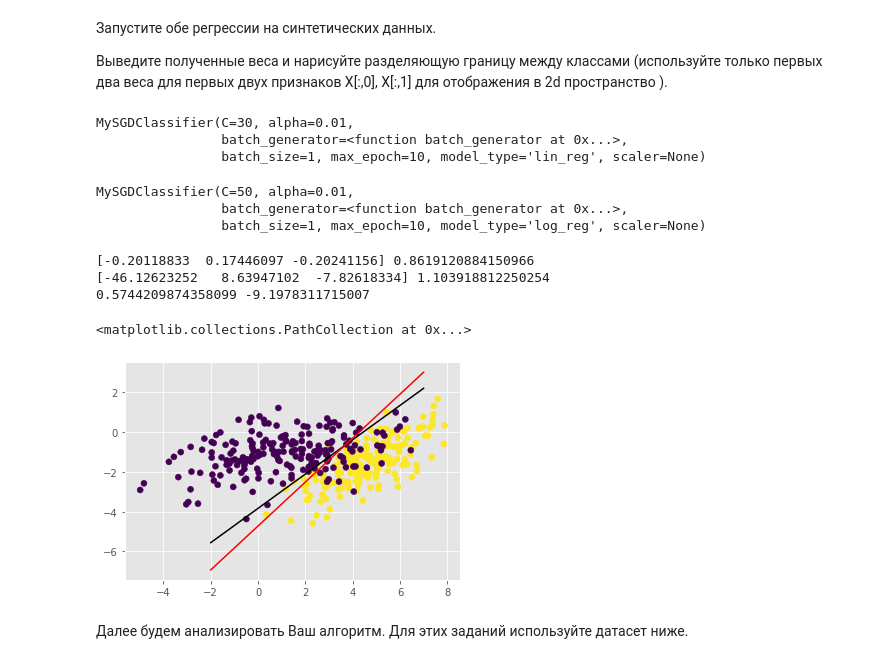
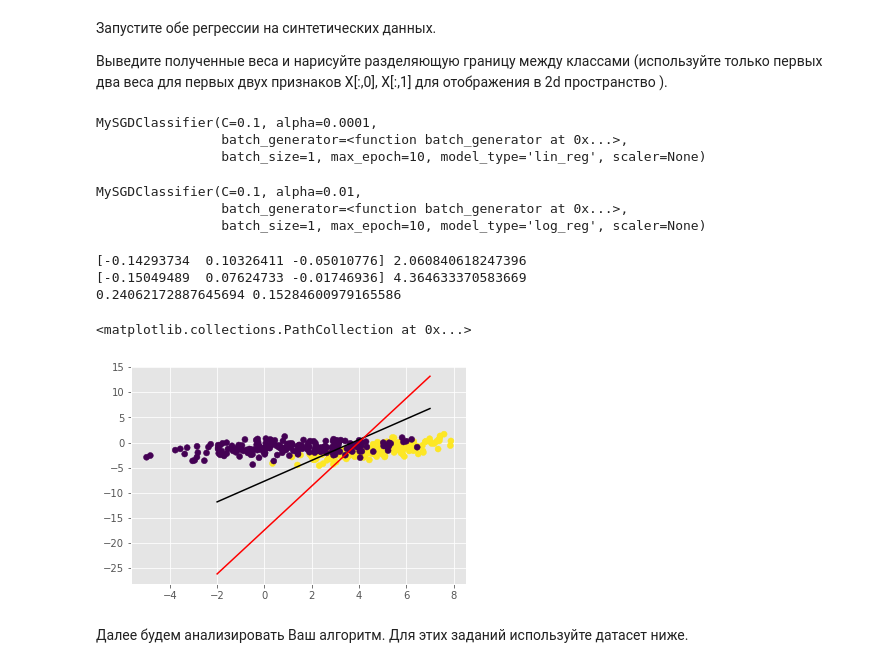
Before and after one commit to bulatral42/msu_ml_autumn_2020, a Jupyter notebook: valiahmetov_hw2.ipynb, the cells around one changed output. Cells and saved outputs as stored; diff of their text form; code cells hidden in the pictures.

```diff
--- a/valiahmetov_hw2.ipynb
+++ b/valiahmetov_hw2.ipynb
@@ -466,7 +473,7 @@ class MySGDClassifier(BaseEstimator, ClassifierMixin):
         """
 
         w_0 = self.weights[0]
-        self.weights -= self.alpha * (new_grad - 2 / self.C * self.weights)
+        self.weights -= self.alpha / self.C * (self.C * new_grad + 2 * self.weights)
         self.weights[0] += 2 * self.alpha / self.C * w_0
 
     def fit(self, X, y):
@@ -557,37 +564,37 @@ y = np.r_[np.ones(200), np.zeros(200)]
 # %%
 # %%pycodestyle
 
-my_clf_lin = MySGDClassifier(batch_generator, alpha=0.01, max_epoch=10,
-                             C=30, model_type='lin_reg', batch_size=1, scaler=None)
+my_clf_lin = MySGDClassifier(batch_generator, alpha=0.0001, max_epoch=10,
+                             C=0.1, model_type='lin_reg', batch_size=1, scaler=None)
 my_clf_lin.fit(X, y)
 # %% [output]
-MySGDClassifier(C=30, alpha=0.01,
+MySGDClassifier(C=0.1, alpha=0.0001,
                 batch_generator=<function batch_generator at 0x...>,
                 batch_size=1, max_epoch=10, model_type='lin_reg', scaler=None)
 # %%
 my_clf_log = MySGDClassifier(batch_generator, alpha=0.01, max_epoch=10,
-                             C=50, model_type='log_reg', batch_size=1, scaler=None)
+                             C=0.1, model_type='log_reg', batch_size=1, scaler=None)
 my_clf_log.fit(X, y)
 # %% [output]
-MySGDClassifier(C=50, alpha=0.01,
+MySGDClassifier(C=0.1, alpha=0.01,
                 batch_generator=<function batch_generator at 0x...>,
                 batch_size=1, max_epoch=10, model_type='log_reg', scaler=None)
 # %%
-y_lin = my_clf_lin.predict(X, beta=0.8, method='minmax')
-y_log = my_clf_log.predict(X, beta=0.8, method='minmax')
+y_lin = my_clf_lin.predict(X, beta=0.7, method='minmax')
+y_log = my_clf_log.predict(X, beta=0.5, method='minmax')
 plot_decision_boundary(my_clf_lin, trshd=my_clf_lin.treshold, color='black')
 plot_decision_boundary(my_clf_log, trshd=my_clf_log.treshold, color='red')
 print(my_clf_lin.treshold, my_clf_log.treshold)
 
 plt.scatter(X[:, 0], X[:, 1], c=y)
 # 1 - right
 # 0 - left
 # %% [output]
-[-0.20118833  0.17446097 -0.20241156] 0.8619120884150966
-[-46.12623252   8.63947102  -7.82618334] 1.103918812250254
-0.5744209874358099 -9.1978311715007
+[-0.14293734  0.10326411 -0.05010776] 2.060840618247396
+[-0.15049489  0.07624733 -0.01746936] 4.364633370583669
+0.24062172887645694 0.15284600979165586
 <matplotlib.collections.PathCollection at 0x...>
-[figure, old version]
+[figure, new version]
 # %% [markdown]
 Далее будем анализировать Ваш алгоритм.
 Для этих заданий используйте датасет ниже.
```
Also changed, not shown: parts of 14 cells of this notebook.
